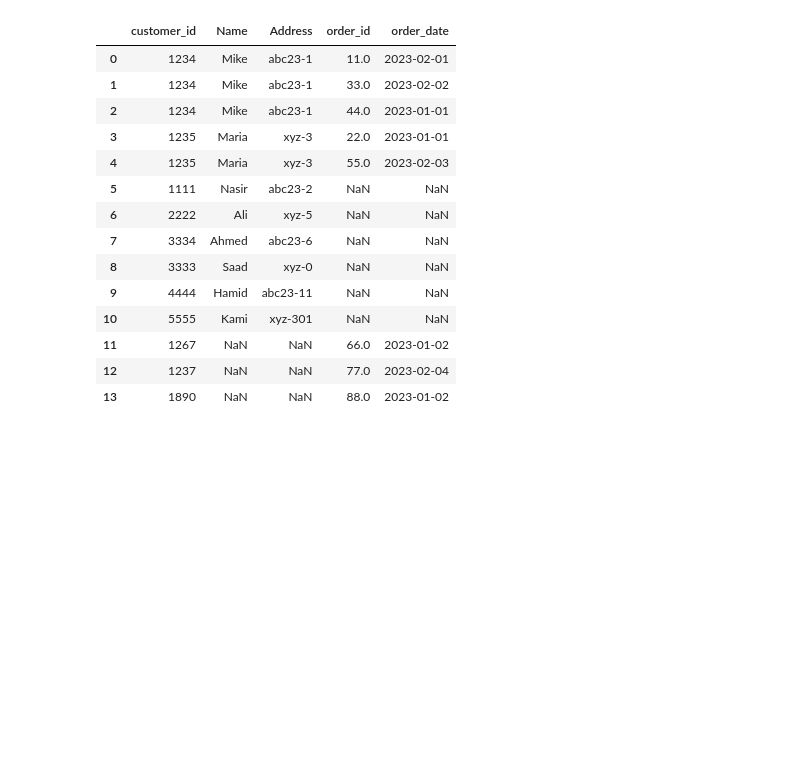
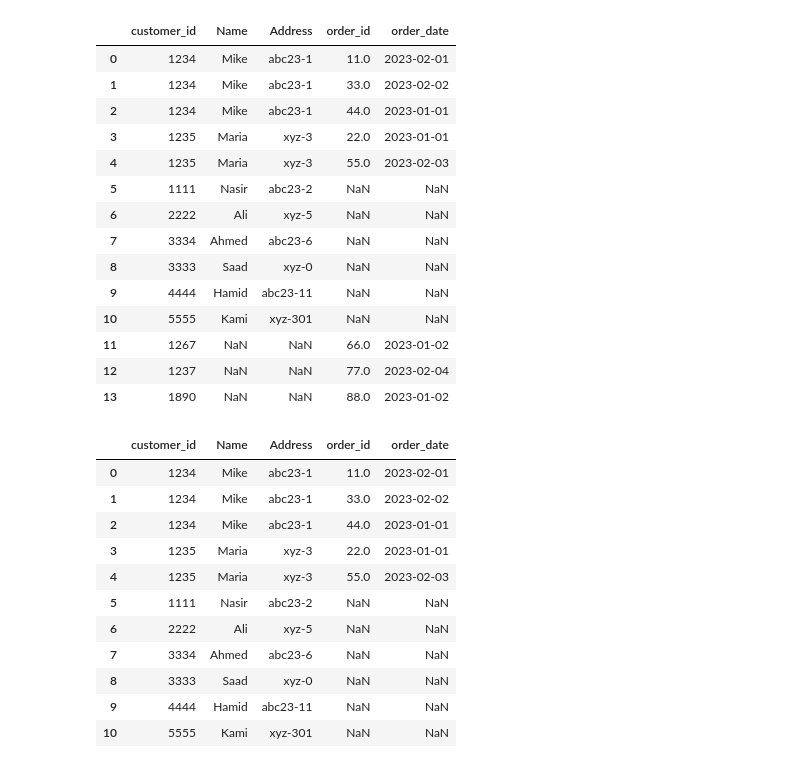
Before and after one commit to sadafwalliyani/Python-Assignments, a Jupyter notebook: AI-Q2/combining_reshaping_data.ipynb, the cells around one changed output. Drawn from its saved outputs; the diff is of its cells as text; code cells hidden in the pictures; blank space fills up the shorter version.

```diff
--- a/AI-Q2/combining_reshaping_data.ipynb
+++ b/AI-Q2/combining_reshaping_data.ipynb
@@ -133,4 +133,18 @@ merged_data
 | 12 | 1237 | NaN | NaN | 77.0 | 2023-02-04 |
 | 13 | 1890 | NaN | NaN | 88.0 | 2023-01-02 |
 # %%
-merged_data=pd.merge
+merged_data=pd.merge(customers,orders, how='left')
+merged_data
+# %% [output]
+|  | customer_id | Name | Address | order_id | order_date |
+| 0 | 1234 | Mike | abc23-1 | 11.0 | 2023-02-01 |
+| 1 | 1234 | Mike | abc23-1 | 33.0 | 2023-02-02 |
+| 2 | 1234 | Mike | abc23-1 | 44.0 | 2023-01-01 |
+| 3 | 1235 | Maria | xyz-3 | 22.0 | 2023-01-01 |
+| 4 | 1235 | Maria | xyz-3 | 55.0 | 2023-02-03 |
+| 5 | 1111 | Nasir | abc23-2 | NaN | NaN |
+| 6 | 2222 | Ali | xyz-5 | NaN | NaN |
+| 7 | 3334 | Ahmed | abc23-6 | NaN | NaN |
+| 8 | 3333 | Saad | xyz-0 | NaN | NaN |
+| 9 | 4444 | Hamid | abc23-11 | NaN | NaN |
+| 10 | 5555 | Kami | xyz-301 | NaN | NaN |
```
Also changed, not shown: parts of 12 cells of this notebook.
